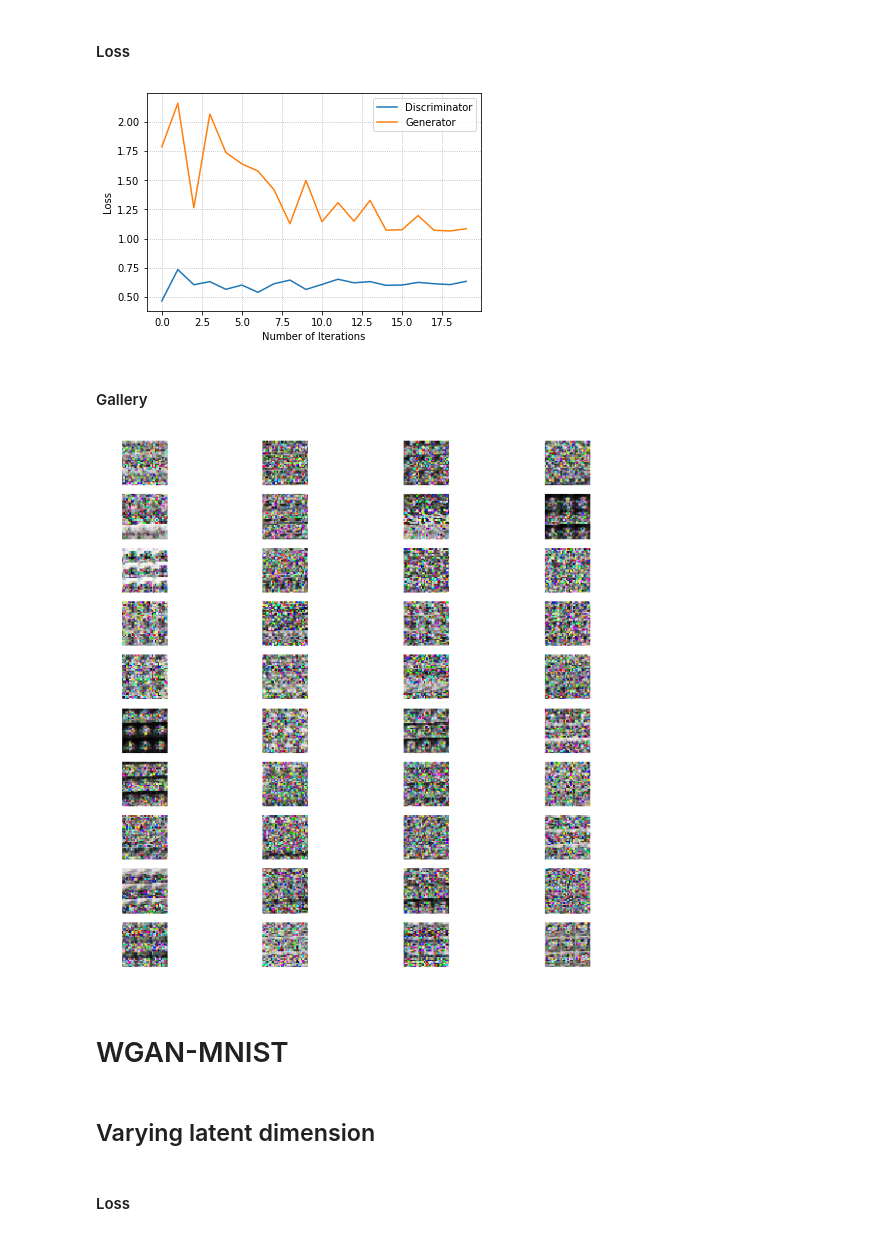
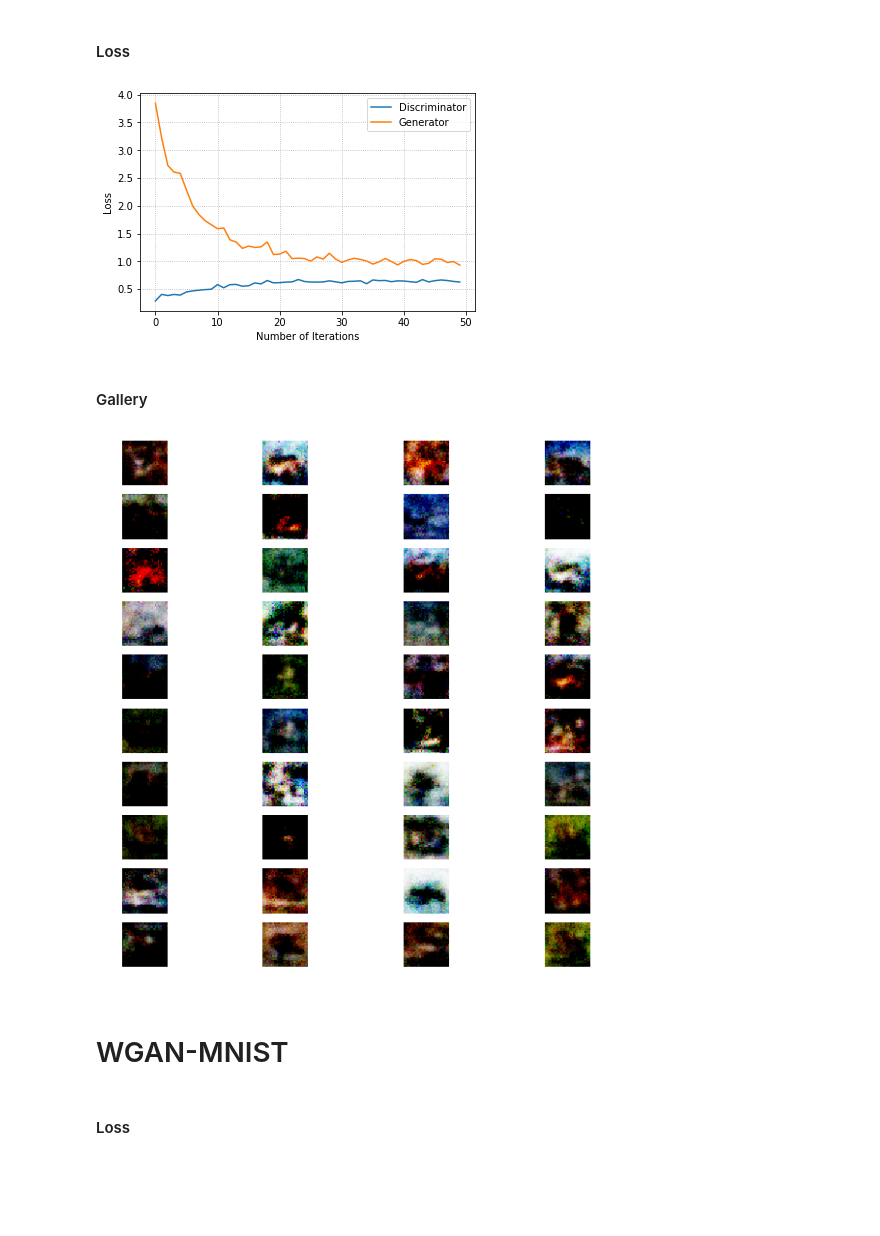
Before and after one commit to sofa13/csi5138_a4, a Jupyter notebook: Report.ipynb, the cells around one changed output. Cells and saved outputs as stored; diff of their text form; code cells hidden in the pictures; blank space fills up the shorter version.

```diff
--- a/Report.ipynb
+++ b/Report.ipynb
@@ -136,18 +136,16 @@ Image(filename='./images/gan_mnist_gallery_latent10_intermediate128.png')
 # %% [markdown]
 #### Loss
 # %%
-Image(filename='./images-GAN/gan_cifar10_loss_latent100_intermediate4096.png')
+Image(filename='./images/gan_cifar10_loss_latent10_intermediate256.png')
 # %% [output]
-[figure, old version]
+[figure, new version]
 # %% [markdown]
 #### Gallery
 # %%
-Image(filename='./images-GAN/gan_cifar10_gallery_latent100_intermediate4096.png')
+Image(filename='./images/gan_cifar10_gallery_latent10_intermediate256.png')
 # %% [output]
-[figure, old version]
+[figure, new version]
 # %% [markdown]
 # WGAN-MNIST
-# %% [markdown]
-## Varying latent dimension
 # %% [markdown]
 #### Loss
```
Also changed, not shown: parts of 7 cells of this notebook, 4 other files.
